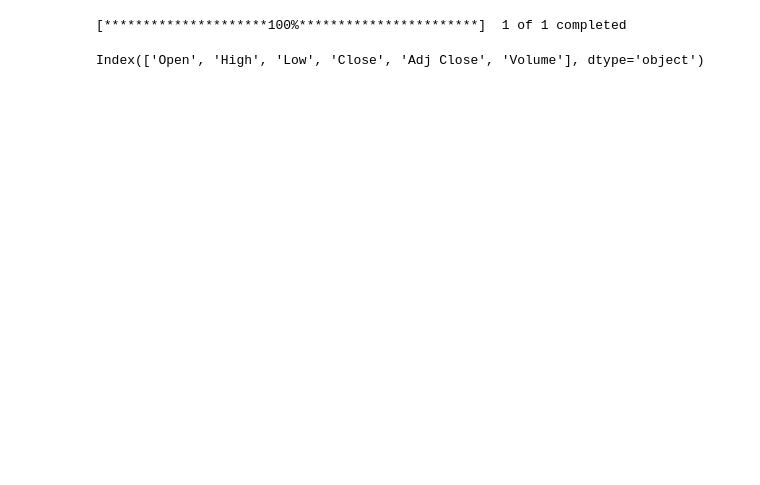
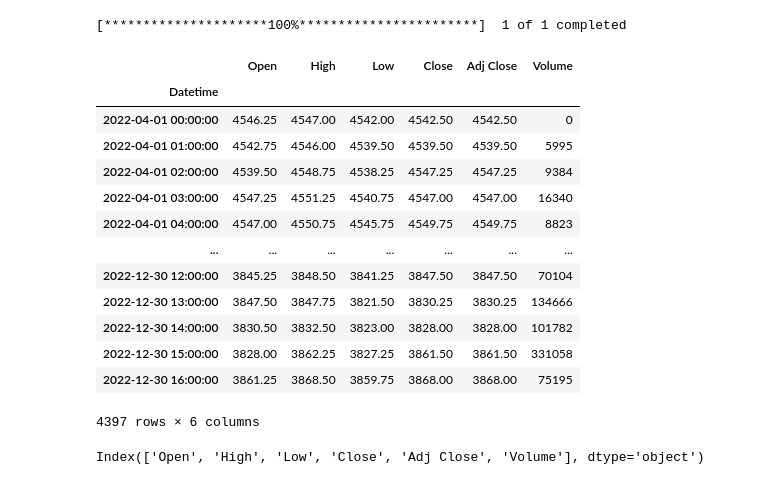
Before and after one commit to reganjohnd/Data-Cleaning, a Jupyter notebook: snp_morning_trades.ipynb, the cells around one changed output. Drawn from its saved outputs; the diff is of its cells as text; code cells hidden in the pictures; blank space fills up the shorter version.

```diff
--- a/snp_morning_trades.ipynb
+++ b/snp_morning_trades.ipynb
@@ -56,7 +174,22 @@ def filter_all(df, d:dict):
 # %%
-df = yf.download('ES=F', start='2022-01-01', end='2023-01-01', interval='60m')
+df = yf.download('ES=F', start='2022-04-01', end='2023-01-01', interval='60m')
+df
 # %% [output]
 [*********************100%***********************]  1 of 1 completed
+|  | Open | High | Low | Close | Adj Close | Volume |
+| Datetime |  |  |  |  |  |  |
+| 2022-04-01 00:00:00 | 4546.25 | 4547.00 | 4542.00 | 4542.50 | 4542.50 | 0 |
+| 2022-04-01 01:00:00 | 4542.75 | 4546.00 | 4539.50 | 4539.50 | 4539.50 | 5995 |
+| 2022-04-01 02:00:00 | 4539.50 | 4548.75 | 4538.25 | 4547.25 | 4547.25 | 9384 |
+| 2022-04-01 03:00:00 | 4547.25 | 4551.25 | 4540.75 | 4547.00 | 4547.00 | 16340 |
+| 2022-04-01 04:00:00 | 4547.00 | 4550.75 | 4545.75 | 4549.75 | 4549.75 | 8823 |
+| ... | ... | ... | ... | ... | ... | ... |
+| 2022-12-30 12:00:00 | 3845.25 | 3848.50 | 3841.25 | 3847.50 | 3847.50 | 70104 |
+| 2022-12-30 13:00:00 | 3847.50 | 3847.75 | 3821.50 | 3830.25 | 3830.25 | 134666 |
+| 2022-12-30 14:00:00 | 3830.50 | 3832.50 | 3823.00 | 3828.00 | 3828.00 | 101782 |
+| 2022-12-30 15:00:00 | 3828.00 | 3862.25 | 3827.25 | 3861.50 | 3861.50 | 331058 |
+| 2022-12-30 16:00:00 | 3861.25 | 3868.50 | 3859.75 | 3868.00 | 3868.00 | 75195 |
+4397 rows × 6 columns
 # %%
 df.columns
 # %% [output]
```
Also changed, not shown: parts of 28 cells of this notebook.
